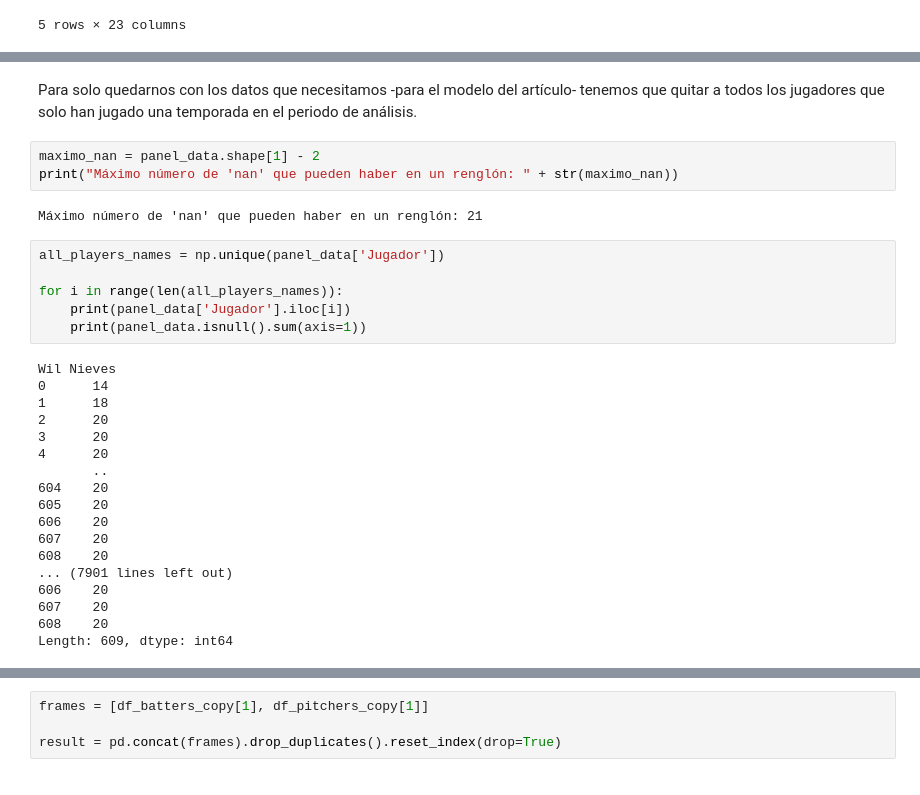
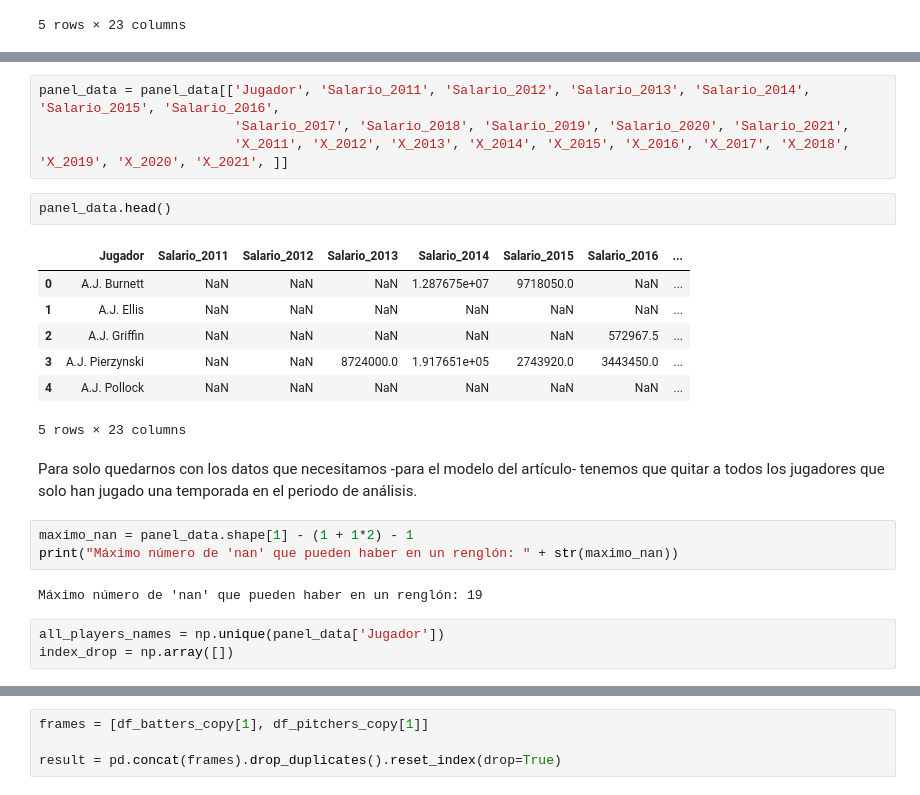
Before and after one commit to PhysTony/MLB_hardball_negotations, a Jupyter notebook: Models/Linear_models/Free_agent/article_linear_regression_free_agent.ipynb, the cells around one changed output, grey strips where cells are left out. Saved outputs shown, nothing was run; the diff lists cells and outputs as text.

```diff
--- a/Models/Linear_models/Free_agent/article_linear_regression_free_agent.ipynb
+++ b/Models/Linear_models/Free_agent/article_linear_regression_free_agent.ipynb
@@ -487,31 +503,24 @@ panel_data.tail()
+# %%
+panel_data = panel_data[['Jugador', 'Salario_2011', 'Salario_2012', 'Salario_2013', 'Salario_2014', 'Salario_2015', 'Salario_2016',
+                         'Salario_2017', 'Salario_2018', 'Salario_2019', 'Salario_2020', 'Salario_2021',
+                         'X_2011', 'X_2012', 'X_2013', 'X_2014', 'X_2015', 'X_2016', 'X_2017', 'X_2018', 'X_2019', 'X_2020', 'X_2021', ]]
+# %%
+panel_data.head()
+# %% [output]
+|  | Jugador | Salario_2011 | Salario_2012 | Salario_2013 | Salario_2014 | Salario_2015 | Salario_2016 | ... |
+| 0 | A.J. Burnett | NaN | NaN | NaN | 1.287675e+07 | 9718050.0 | NaN | ... |
+| 1 | A.J. Ellis | NaN | NaN | NaN | NaN | NaN | NaN | ... |
+| 2 | A.J. Griffin | NaN | NaN | NaN | NaN | NaN | 572967.5 | ... |
+| 3 | A.J. Pierzynski | NaN | NaN | 8724000.0 | 1.917651e+05 | 2743920.0 | 3443450.0 | ... |
+| 4 | A.J. Pollock | NaN | NaN | NaN | NaN | NaN | NaN | ... |
+5 rows × 23 columns
 # %% [markdown]
 Para solo quedarnos con los datos que necesitamos -para el modelo del artículo- tenemos que quitar a todos los jugadores que solo han jugado una temporada en el periodo de análisis.
 # %%
-maximo_nan = panel_data.shape[1] - 2
+maximo_nan = panel_data.shape[1] - (1 + 1*2) - 1
 print("Máximo número de 'nan' que pueden haber en un renglón: " + str(maximo_nan))
 # %% [output]
-Máximo número de 'nan' que pueden haber en un renglón: 21
+Máximo número de 'nan' que pueden haber en un renglón: 19
 # %%
 all_players_names = np.unique(panel_data['Jugador'])
-
-for i in range(len(all_players_names)):
-    print(panel_data['Jugador'].iloc[i])
-    print(panel_data.isnull().sum(axis=1))
+index_drop = np.array([])
-# %% [output]
-Wil Nieves
-0      14
-1      18
-2      20
-3      20
-4      20
-       ..
-604    20
-605    20
-606    20
-607    20
-608    20
-... (7901 lines left out)
-606    20
-607    20
-608    20
-Length: 609, dtype: int64
```
Also changed, not shown: parts of 10 cells of this notebook.
